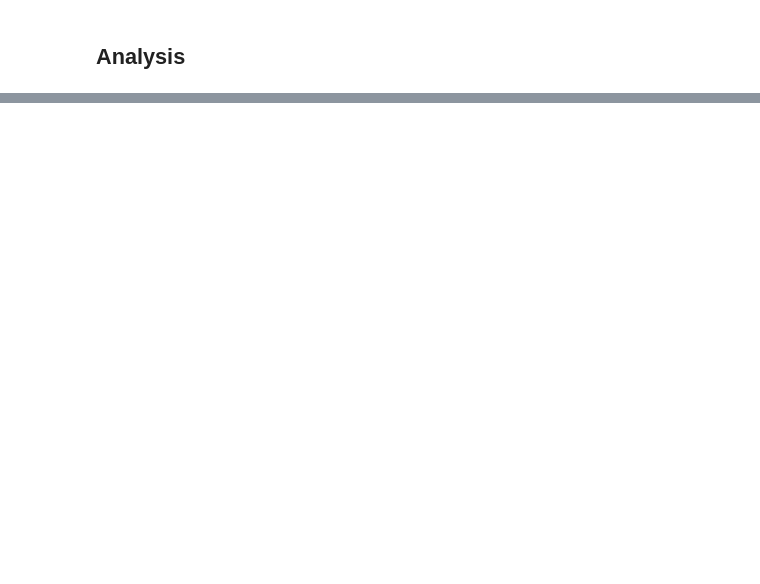
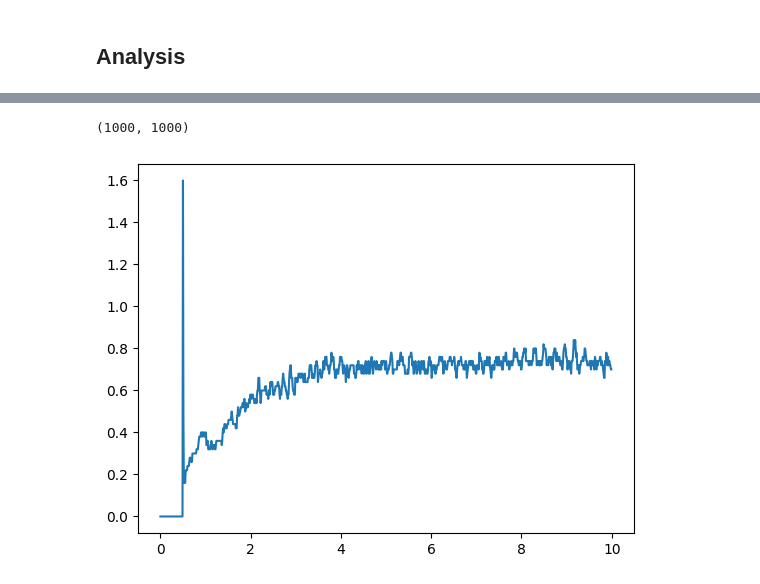
Before and after one commit to gasparyanartur/crowd-disasters-simulation, a Jupyter notebook: analysis.ipynb, the cells around one changed output, grey strips where cells are left out. Saved outputs shown, nothing was run; the diff lists cells and outputs as text; code cells hidden in the pictures; blank space fills up the shorter version.

```diff
--- a/analysis.ipynb
+++ b/analysis.ipynb
@@ -98,0 +100,19 @@ plt.plot(time_steps, np.mean(data[:, :, 6], axis=1));
+# %%
+# Number of people leaving as a function of time
+living_states = data[:, :, 7]
+n_leaving = (living_states == 1).astype(int)
+print(n_leaving.shape)
+n_leaving_t = n_leaving[1:] - n_leaving[:-1]
+
+n_frames = sconst.n_time_steps
+avg_window = 50
+n_leaving_t_avg = np.zeros(n_frames)
+n_left = np.sum(n_leaving_t, axis=1)
+for i in range(avg_window, n_frames):
+    window = n_left[i-avg_window:i]
+    n_leaving_t_avg[i] = np.mean(window)
+
+plt.plot(np.arange(1000)*sconst.time_inc, n_leaving_t_avg);
+# %% [output]
+(1000, 1000)
+[figure, added]
```
Also changed, not shown: parts of 9 cells of this notebook, 6 other files.
